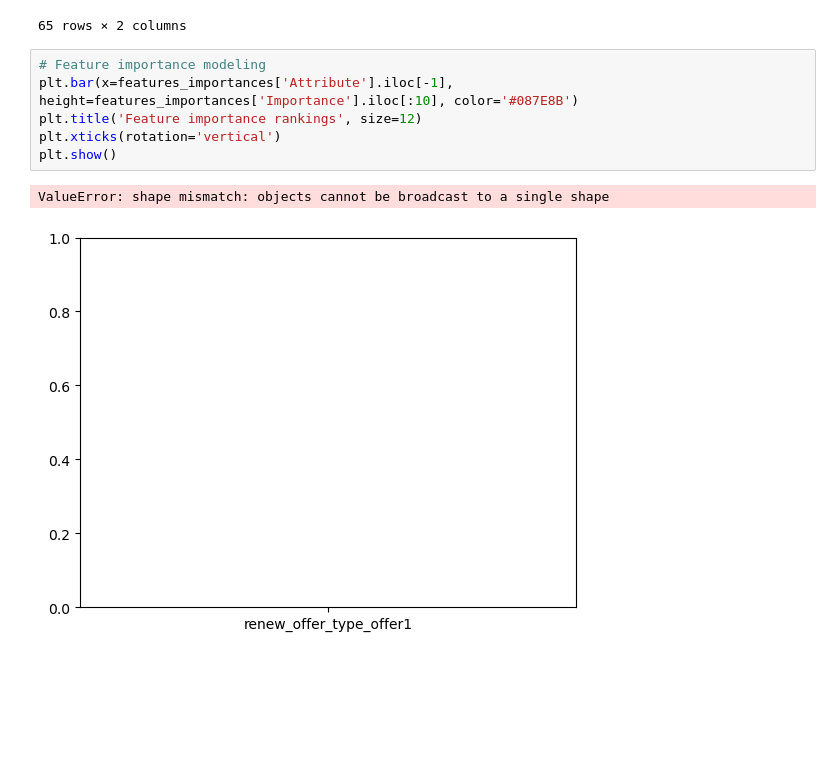
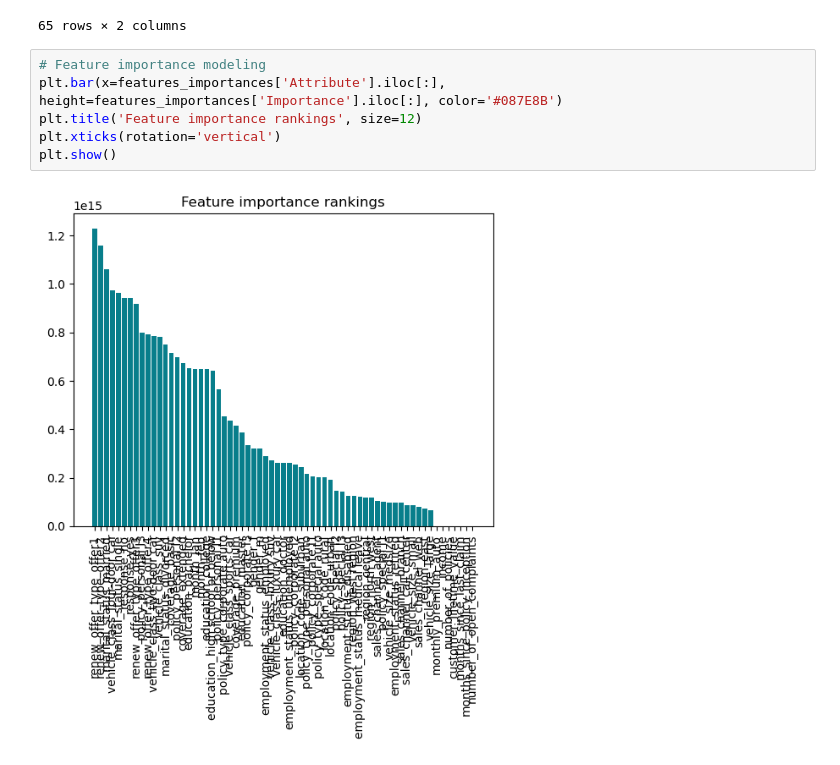
Before and after one commit to ajaykrishna2810/IronHack-Lab-Ajay, a Jupyter notebook: week4/Thursday/regression.ipynb, the cells around one changed output. Saved outputs shown, nothing was run; the diff lists cells and outputs as text; blank space fills up the shorter version.

```diff
--- a/week4/Thursday/regression.ipynb
+++ b/week4/Thursday/regression.ipynb
@@ -181,10 +181,9 @@ features_importances
 65 rows × 2 columns
 # %%
 # Feature importance modeling
-plt.bar(x=features_importances['Attribute'].iloc[-1], height=features_importances['Importance'].iloc[:10], color='#087E8B')
+plt.bar(x=features_importances['Attribute'].iloc[:], height=features_importances['Importance'].iloc[:], color='#087E8B')
 plt.title('Feature importance rankings', size=12)
 plt.xticks(rotation='vertical')
 plt.show()
 # %% [output]
-ValueError: shape mismatch: objects cannot be broadcast to a single shape
-[figure, old version]
+[figure, new version]
```
Also changed, not shown: parts of 4 cells of this notebook.
